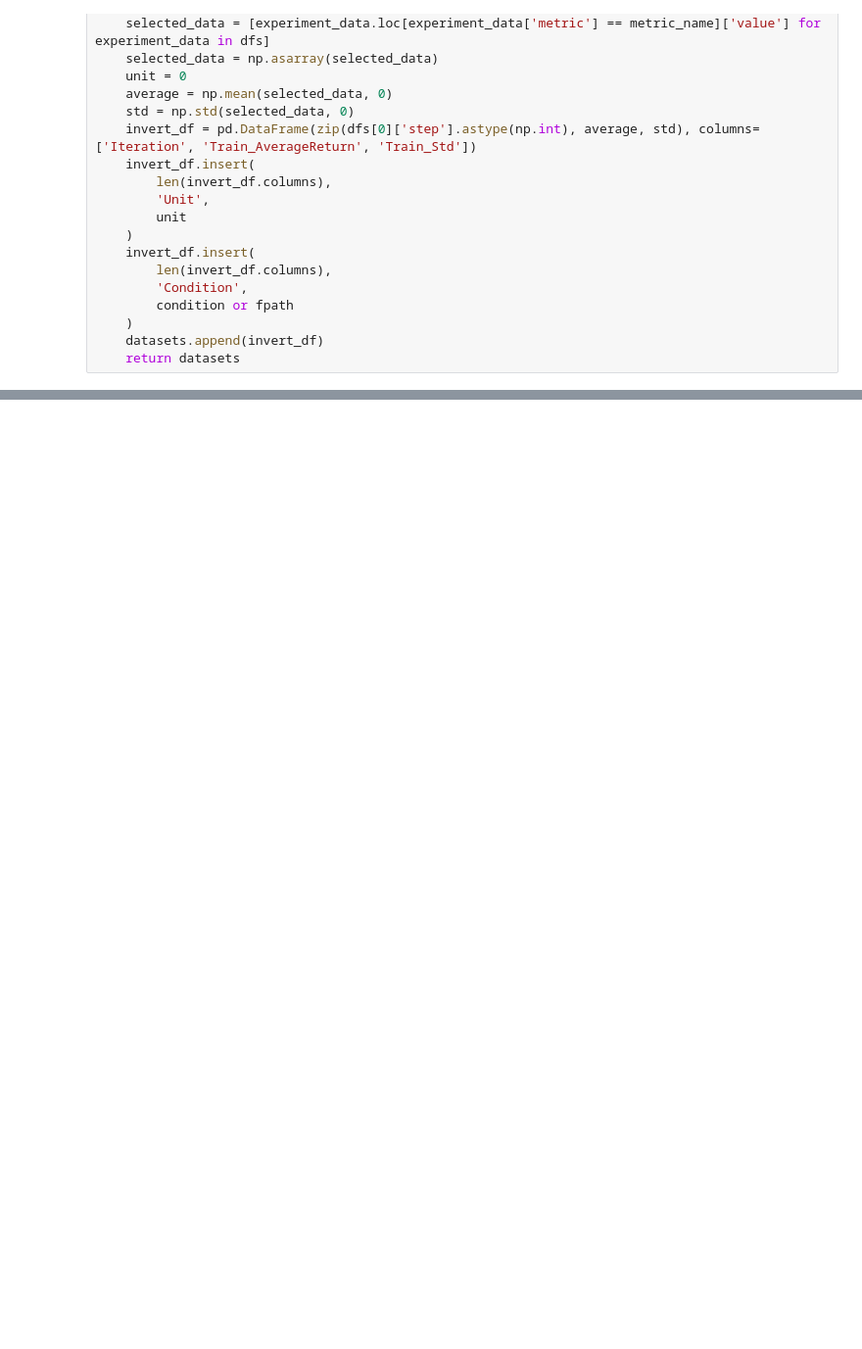
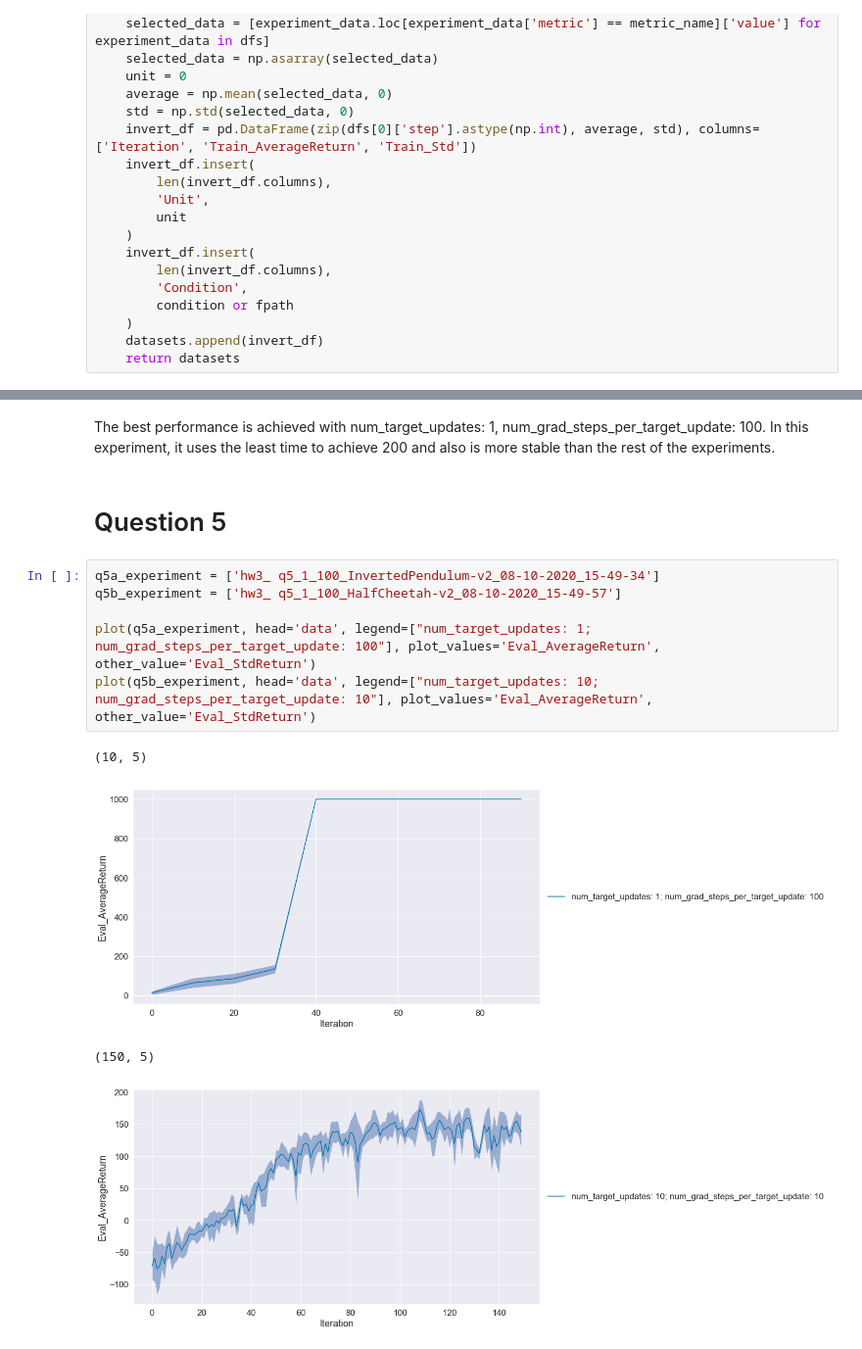
Before and after one commit to Max-Fu/homework_fall2020, a Jupyter notebook: hw3/cs285/visualization.ipynb, the cells around one changed output, grey strips where cells are left out. Shown at 98% size. Cells and saved outputs as stored; diff of their text form; blank space fills up the shorter version.

```diff
--- a/hw3/cs285/visualization.ipynb
+++ b/hw3/cs285/visualization.ipynb
@@ -282,0 +260,15 @@ plot(q4_experiments, head='data', legend=None, plot_values='Eval_AverageReturn',
+# %% [markdown]
+The best performance is achieved with num_target_updates: 1, num_grad_steps_per_target_update: 100. In this experiment, it uses the least time to achieve 200 and also is more stable than the rest of the experiments.
+# %% [markdown]
+# Question 5
+# %%
+q5a_experiment = ['hw3_ q5_1_100_InvertedPendulum-v2_08-10-2020_15-49-34']
+q5b_experiment = ['hw3_ q5_1_100_HalfCheetah-v2_08-10-2020_15-49-57']
+
+plot(q5a_experiment, head='data', legend=["num_target_updates: 1; num_grad_steps_per_target_update: 100"], plot_values='Eval_AverageReturn', other_value='Eval_StdReturn')
+plot(q5b_experiment, head='data', legend=["num_target_updates: 10; num_grad_steps_per_target_update: 10"], plot_values='Eval_AverageReturn', other_value='Eval_StdReturn')
+# %% [output]
+(10, 5)
+[figure, added]
+(150, 5)
+[figure, added]
```
Also changed, not shown: parts of 15 cells of this notebook.
